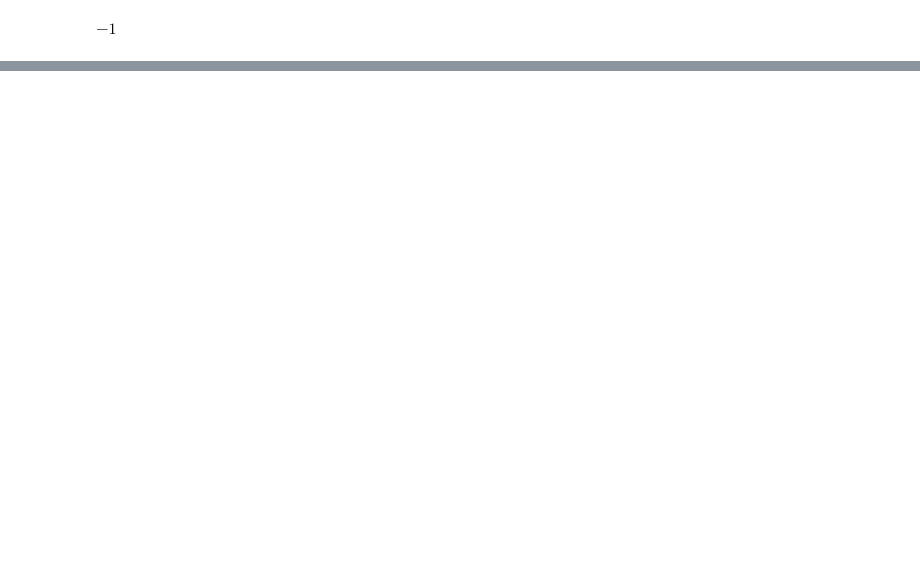
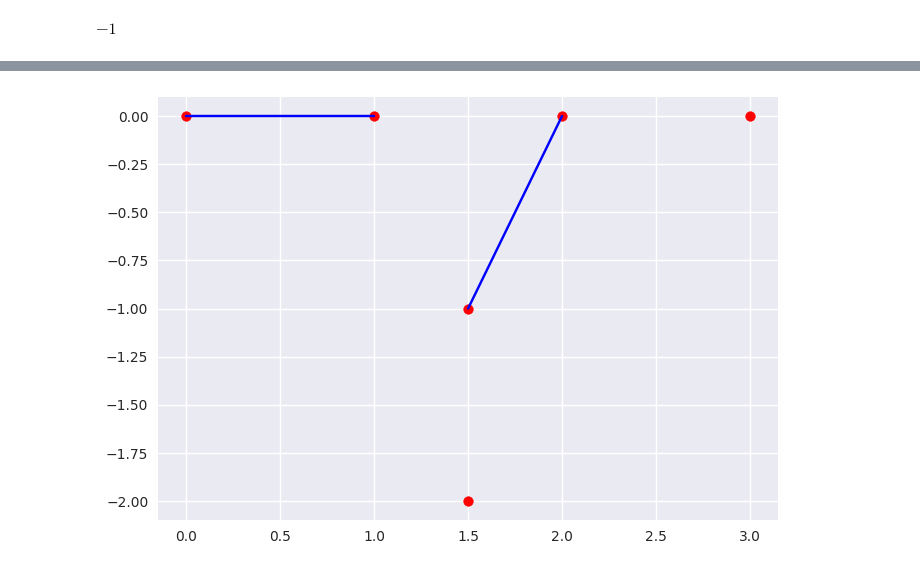
Before and after one commit to ammar-faifi/physics, a Jupyter notebook: PHYS497/Majorana.ipynb, the cells around one changed output, grey strips where cells are left out. Saved outputs shown, nothing was run; the diff lists cells and outputs as text; code cells hidden in the pictures; blank space fills up the shorter version.

```diff
--- a/PHYS497/Majorana.ipynb
+++ b/PHYS497/Majorana.ipynb
@@ -186,0 +246,18 @@ $\displaystyle -1$
+# %%
+conn = [
+    [
+        [0, 1],
+        [0, 0]
+    ],
+    [
+        [1.5, 2],
+        [-1, 0]
+    ]
+]
+
+for line in conn:
+    plt.plot(*line, c='b')
+plt.scatter(xpos, ypos, c='r')
+plt.show()
+# %% [output]
+[figure, added]
```
Also changed, not shown: parts of 10 cells of this notebook.
